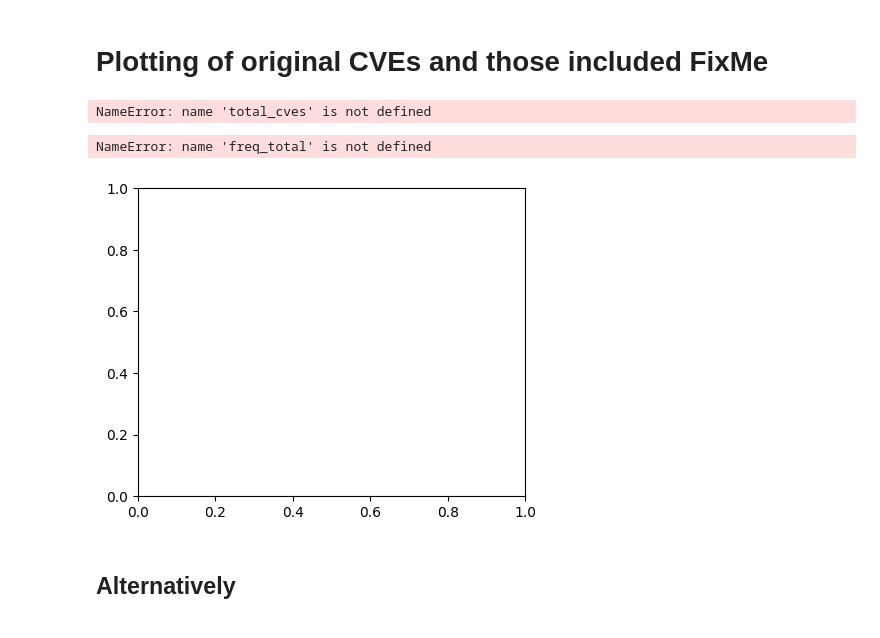
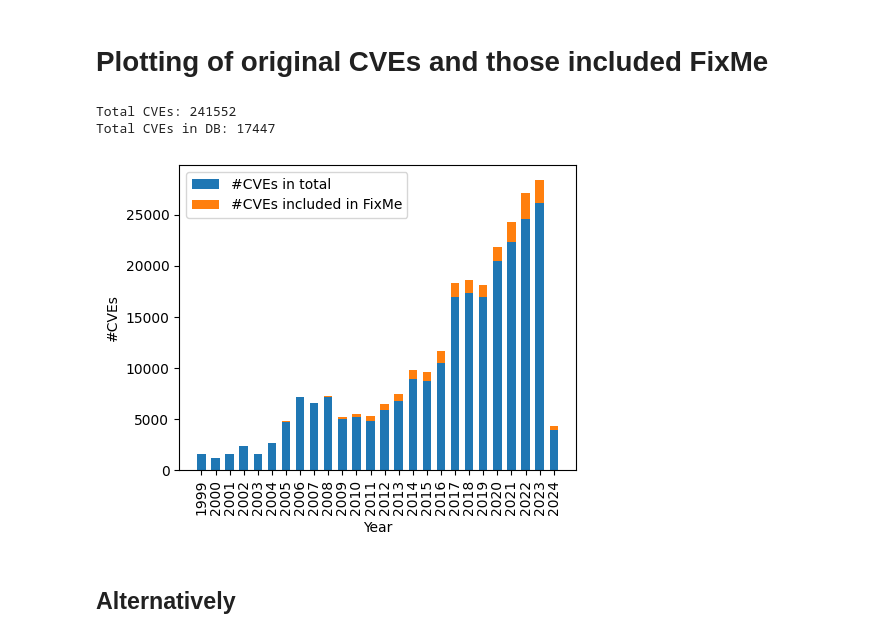
Before and after one commit to SmartSecLab/FixMe, a Jupyter notebook: statistics.ipynb, the cells around one changed output. Drawn from its saved outputs; the diff is of its cells as text; code cells hidden in the pictures.

Commit message:
fixed plots based on the new data

```diff
--- a/statistics.ipynb
+++ b/statistics.ipynb
@@ -7,6 +7,7 @@ import os
 import pandas as pd
 import seaborn as sns
 import matplotlib.pyplot as plt
+import numpy as np
 import json
 from pandas import json_normalize
 from tabulate import tabulate
@@ -15,22 +16,11 @@ import time
 from pathlib import Path
 import re
 import git
-
 from urllib.parse import urlparse
 from warnings import simplefilter
 
 simplefilter(action="ignore", category=pd.errors.PerformanceWarning)
 
-
-
-output_dir = 'data/FixMe/'
-DB_DIR = 'data/FixMe/Fixme-first.db'
-
-# df_patch = pd.read_csv(f'{output_dir}/patches.csv')
-
-# get patch table from db
-df_hunk = pd.read_sql_table(
-    table_name='hunk_collection',
-    con=f'sqlite:///{DB_DIR}'
-    )
-df_hunk.head(5)
+# DB_DIR = 'data/FixMe/Fixme-first.db'
+DB_FILE = '/Users/guru/research/FixMe/data/FixMe.db'
+conn = f'sqlite:///{DB_FILE}'
@@ -45,7 +48,7 @@ df_hunk.head(5)
 # get cve table from db
 df_cve = pd.read_sql_table(
     table_name='cve',
-    con=f'sqlite:///{DB_DIR}'
+    con=conn
     )
 df_cve.head(5)
 # %% [output]
@@ -66,7 +62,7 @@ Name: count, dtype: int64
 # %% [markdown]
 # Scanning CVEs for git-based commit URLs
 # %%
-vals = df['cwe'].value_counts().head(10)
+vals = df_cve.problemTypes.value_counts().head(10)
 x = [str(x) for x in vals.index]
 print(vals.values)
 
@@ -224,5 +223,20 @@ NameError: name 'df_patch' is not defined
 # %% [markdown]
 # Plotting of original CVEs and those included FixMe
+# %%
+def find_json_files(directory):
+    """Find all JSON files in the given directory (including subdirectories)."""
+    json_files = glob.glob(os.path.join(
+        directory, "**/*.json"), recursive=True)
+    json_files = [Path(x).stem for x in json_files]
+    return [x for x in json_files if 'cve' in x.lower()]
+
+total_cves= find_json_files('/Users/guru/research/FixMe/data/cvelistV5/cves')
+print(f"Total CVEs: {len(total_cves)}")
+ref_cves = df_cve.cveId.tolist()
+print(f"Total CVEs in DB: {len(ref_cves)}")
+# %% [output]
+Total CVEs: 241552
+Total CVEs in DB: 17447
 # %%
 years_cve_total = [file.split('-')[1] for file in total_cves]
 years_cve_ref = [file.split('-')[1] for file in ref_cves]
@@ -235,28 +249,25 @@ all_years = sorted(set(freq_total.index) | set(freq_ref.index))
 # Reindex both Series with all years and fill NaN (missing values) with 0
 freq_total= freq_total.reindex(all_years, fill_value=0)
 freq_ref = freq_ref.reindex(all_years, fill_value=0)
-# %% [output]
-NameError: name 'total_cves' is not defined
 # %%
 fig, ax = plt.subplots(figsize=(5, 4))
 bar_width = 0.6
-# index = range(len(freq_total))
+index = range(len(freq_total))
 
 bar1 = ax.bar(freq_total.index, freq_total.values, bar_width, label='#CVEs in total')
 bar2 = ax.bar(freq_ref.index, freq_ref.values, bar_width, label='#CVEs included in FixMe', bottom=freq_total.values)
 
 # Adding labels, title, and legend
 ax.set_xlabel('Year')
 ax.set_ylabel('#CVEs')
 ax.set_xticks(index)
 ax.set_xticklabels(freq_total.index, rotation=90)
 ax.legend()
 plt.tight_layout()
 plt.savefig('figure/cve_yearly_bar.png', bbox_inches='tight', dpi=300)
 plt.show()
 # %% [output]
-NameError: name 'freq_total' is not defined
-[figure, old version]
+[figure, new version]
 # %% [markdown]
 ## Alternatively
 # %%
```
Also changed, not shown: parts of 11 cells of this notebook, 6 other files.
